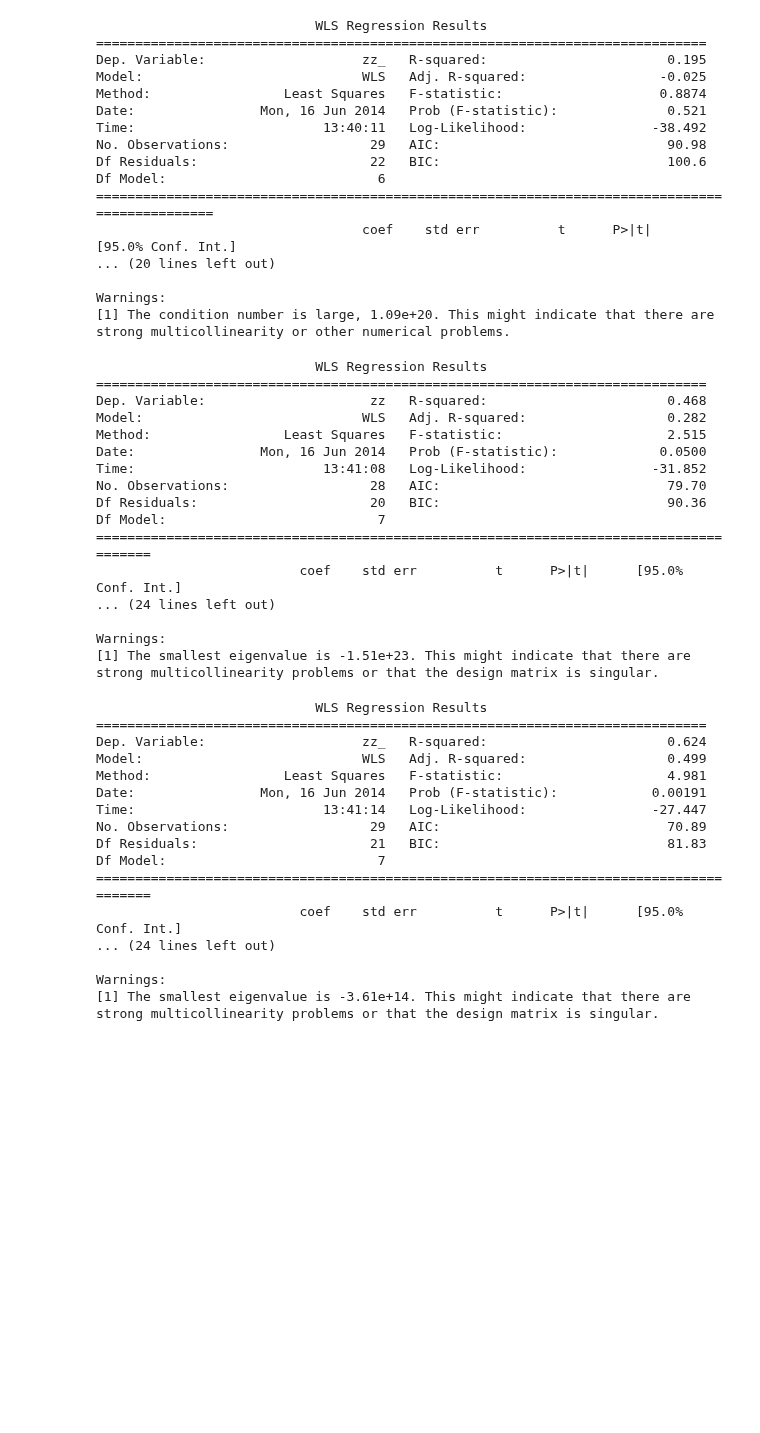
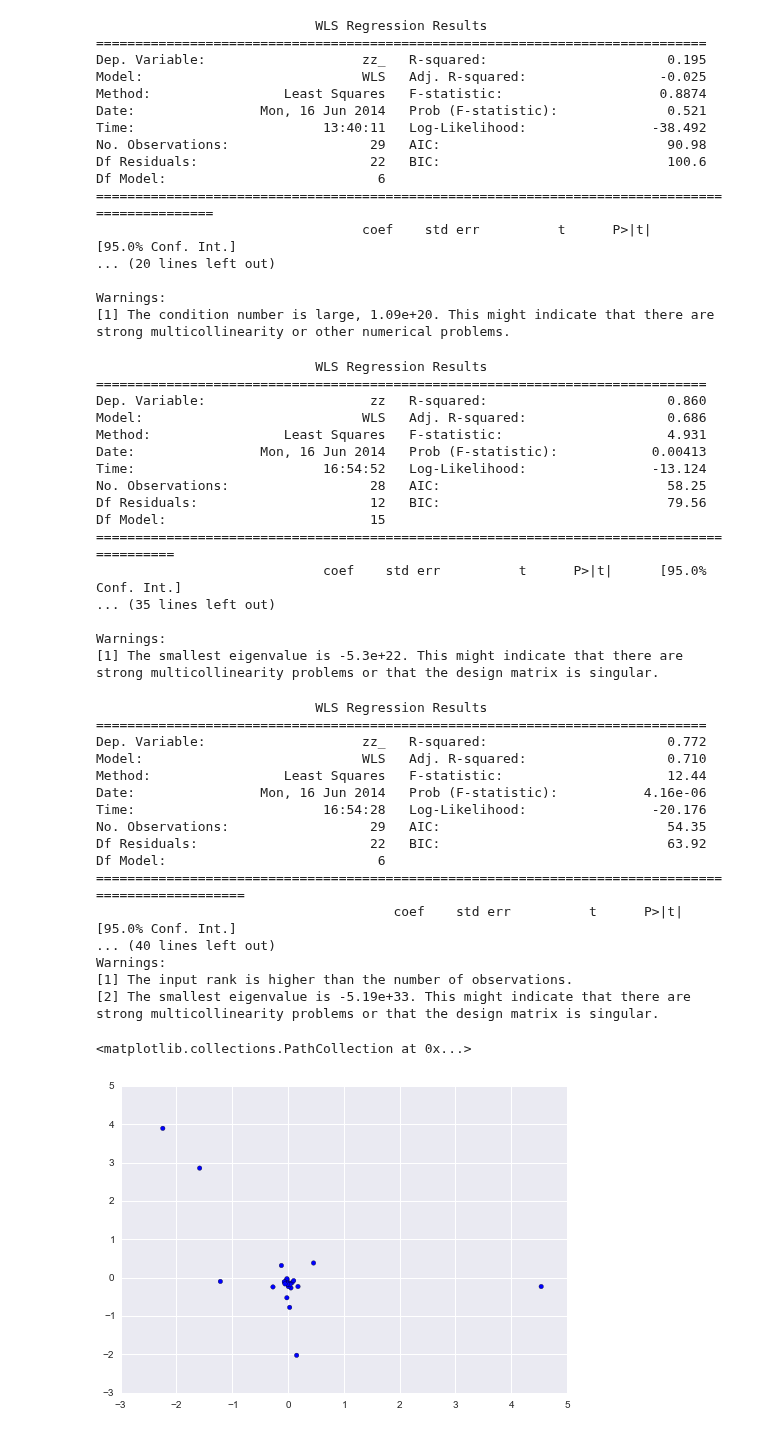
Before and after one commit to Dawny33/Data-Mining-and-ML, a Jupyter notebook: Intern Project/TN District Economy Analysis/TN District Economy Analysis.ipynb, the cells around one changed output. Cells and saved outputs as stored; diff of their text form; code cells hidden in the pictures; blank space fills up the shorter version.

```diff
--- a/Intern Project/TN District Economy Analysis/TN District Economy Analysis.ipynb
+++ b/Intern Project/TN District Economy Analysis/TN District Economy Analysis.ipynb
@@ -430,48 +430,53 @@ Warnings:
 [1] The condition number is large, 1.09e+20. This might indicate that there are
 strong multicollinearity or other numerical problems.
 # %%
-form2 = smf.wls(formula = "zz ~(tot_work_p/(tot_p - p_06)) + (main_ot_p/(tot_p - p_06)) +  ((p_lit/(tot_p - p_06))* (p_ill/(tot_p - p_06))) + (main_al_p/ (tot_p - p_06)) + (margwork_p) + (marg_ot_p/main_ot_p) + main_hh_p", data = df1)
+form2 = smf.wls(formula = "zz ~ p_06/tot_p + (p_lit/(tot_p - p_06))*(tot_work_p/(tot_p - p_06)) + (p_lit/(tot_p - p_06))*(main_ot_p/(tot_p - p_06)) +  (p_ill/(tot_p - p_06)) * (main_al_p/ (tot_p - p_06)) + (margwork_p) +  (marg_ot_p/main_ot_p) + (p_lit/(tot_p - p_06)) *  main_hh_p + p_sc*p_st", data = df1)
 
 res2 = form2.fit()
 print res2.summary()
 # %% [output]
                             WLS Regression Results
 ==============================================================================
-Dep. Variable:                     zz   R-squared:                       0.468
-Model:                            WLS   Adj. R-squared:                  0.282
-Method:                 Least Squares   F-statistic:                     2.515
-Date:                Mon, 16 Jun 2014   Prob (F-statistic):             0.0500
-Time:                        13:41:08   Log-Likelihood:                -31.852
-No. Observations:                  28   AIC:                             79.70
-Df Residuals:                      20   BIC:                             90.36
-Df Model:                           7
-=======================================================================================
-                          coef    std err          t      P>|t|      [95.0% Conf. Int.]
-... (24 lines left out)
+Dep. Variable:                     zz   R-squared:                       0.860
+Model:                            WLS   Adj. R-squared:                  0.686
+Method:                 Least Squares   F-statistic:                     4.931
+Date:                Mon, 16 Jun 2014   Prob (F-statistic):            0.00413
+Time:                        16:54:52   Log-Likelihood:                -13.124
+No. Observations:                  28   AIC:                             58.25
+Df Residuals:                      12   BIC:                             79.56
+Df Model:                          15
+==========================================================================================
+                             coef    std err          t      P>|t|      [95.0% Conf. Int.]
+... (35 lines left out)
 
 Warnings:
-[1] The smallest eigenvalue is -1.51e+23. This might indicate that there are
+[1] The smallest eigenvalue is -5.3e+22. This might indicate that there are
 strong multicollinearity problems or that the design matrix is singular.
 # %%
-formula2 = smf.wls(formula = "zz_ ~(tot_work_p/(tot_p - p_06)) + (main_ot_p/(tot_p - p_06)) +  ((p_lit/(tot_p - p_06))* (p_ill/(tot_p - p_06))) + (main_al_p/ (tot_p - p_06)) + (margwork_p) + (marg_ot_p/main_ot_p) + main_hh_p", data = df2)
+formula2 = smf.wls(formula = "zz_ ~ p_06/tot_p + (p_lit/(tot_p - p_06))*(tot_work_p/(tot_p - p_06)) + (p_lit/(tot_p - p_06))*(main_ot_p/(tot_p - p_06)) +  (p_ill/(tot_p - p_06)) * (main_al_p/ (tot_p - p_06)) + (margwork_p) +  (p_lit/(tot_p - p_06)) *  (marg_ot_p/main_ot_p) + (p_lit/(tot_p - p_06))*main_hh_p + p_sc*p_st", data = df2)
 
 result2 = formula2.fit()
 print result2.summary()
 # %% [output]
                             WLS Regression Results
 ==============================================================================
-Dep. Variable:                    zz_   R-squared:                       0.624
-Model:                            WLS   Adj. R-squared:                  0.499
-Method:                 Least Squares   F-statistic:                     4.981
-Date:                Mon, 16 Jun 2014   Prob (F-statistic):            0.00191
-Time:                        13:41:14   Log-Likelihood:                -27.447
-No. Observations:                  29   AIC:                             70.89
-Df Residuals:                      21   BIC:                             81.83
-Df Model:                           7
-=======================================================================================
-                          coef    std err          t      P>|t|      [95.0% Conf. Int.]
-... (24 lines left out)
-
+Dep. Variable:                    zz_   R-squared:                       0.772
+Model:                            WLS   Adj. R-squared:                  0.710
+Method:                 Least Squares   F-statistic:                     12.44
+Date:                Mon, 16 Jun 2014   Prob (F-statistic):           4.16e-06
+Time:                        16:54:28   Log-Likelihood:                -20.176
+No. Observations:                  29   AIC:                             54.35
+Df Residuals:                      22   BIC:                             63.92
+Df Model:                           6
+===================================================================================================
+                                      coef    std err          t      P>|t|      [95.0% Conf. Int.]
+... (40 lines left out)
 Warnings:
-[1] The smallest eigenvalue is -3.61e+14. This might indicate that there are
+[1] The input rank is higher than the number of observations.
+[2] The smallest eigenvalue is -5.19e+33. This might indicate that there are
 strong multicollinearity problems or that the design matrix is singular.
+# %%
+plt.scatter(df1["zz"],df2["zz_"][:-1])
+# %% [output]
+<matplotlib.collections.PathCollection at 0x...>
+[figure, added]
```
Also changed, not shown: parts of 3 cells of this notebook.
